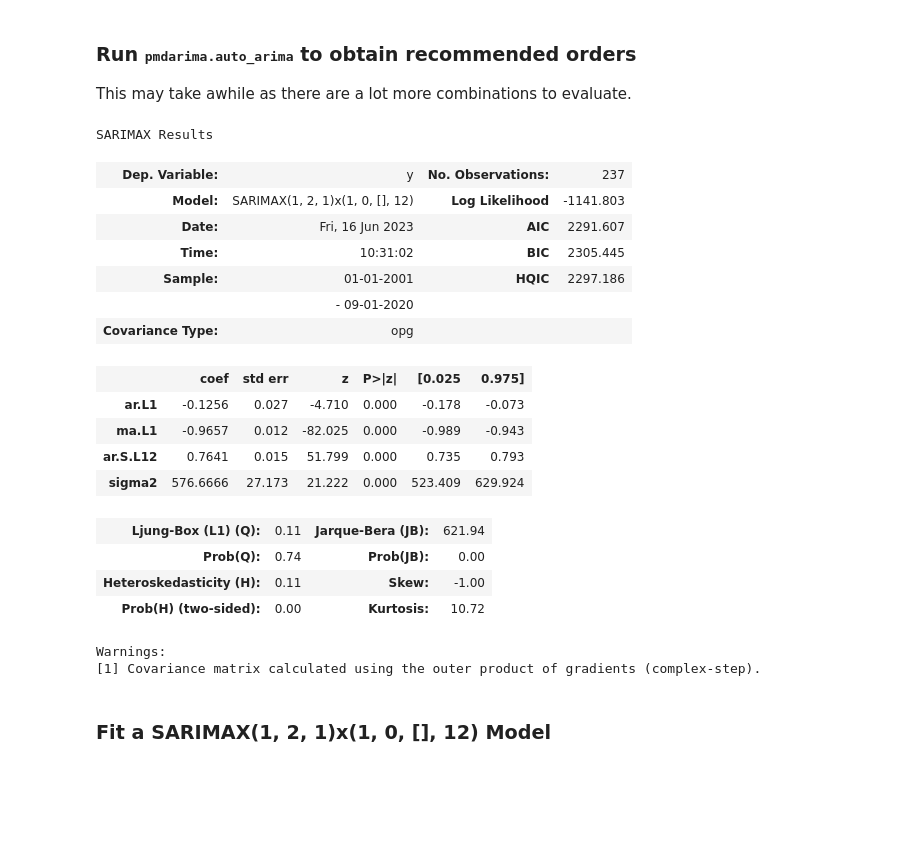
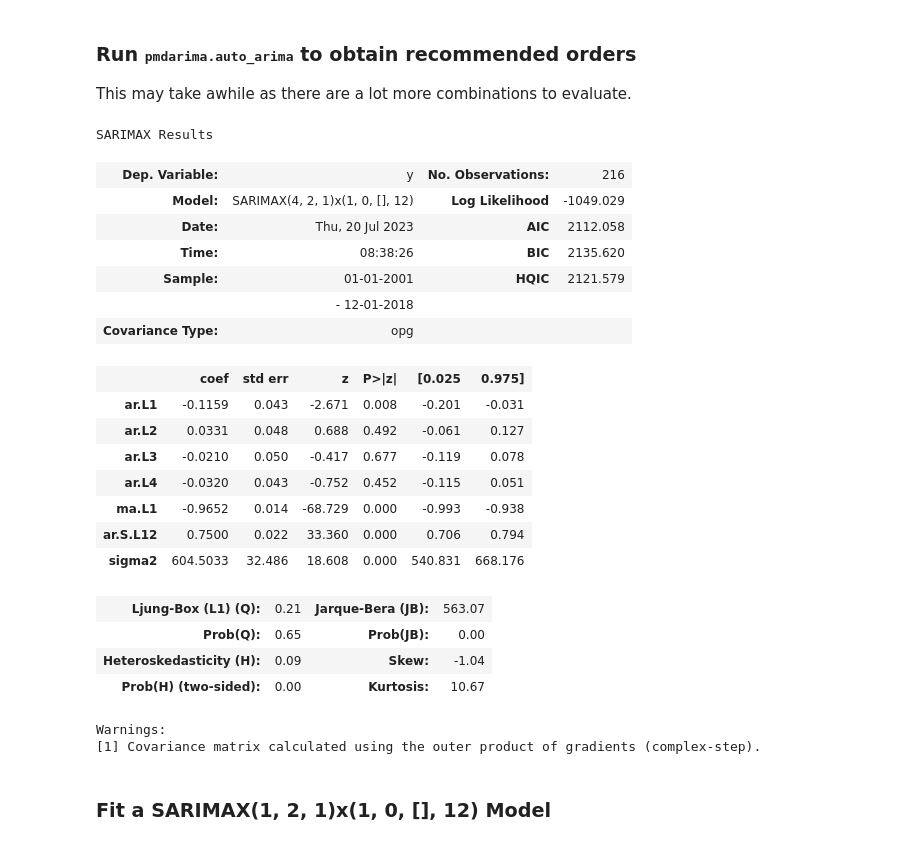
Before and after one commit to LastExile16/DataScience, a Jupyter notebook: TimeSeriesDataAnalysis/8.SARIMA_model_Japan_data.ipynb, the cells around one changed output. Drawn from its saved outputs; the diff is of its cells as text; code cells hidden in the pictures; blank space fills up the shorter version.

```diff
--- a/TimeSeriesDataAnalysis/8.SARIMA_model_Japan_data.ipynb
+++ b/TimeSeriesDataAnalysis/8.SARIMA_model_Japan_data.ipynb
@@ -130,27 +117,30 @@ result.plot();
 This may take awhile as there are a lot more combinations to evaluate.
 # %%
 # For SARIMA Orders we set seasonal=True and pass in an m value
-auto_arima(df['PopEst'],seasonal=True,m=12).summary()
-# SARIMAX(4, 2, 1)x(1, 0, [1, 2], 12)
 # SARIMAX(1, 2, 1)x(1, 0, [], 12)
+# only train data SARIMAX(4, 2, 1)x(1, 0, [], 12)
+auto_arima(train_data['PopEst'],seasonal=True,m=12).summary()
 # %% [output]
 SARIMAX Results
-| Dep. Variable: | y | No. Observations: | 237 |
-| Model: | SARIMAX(1, 2, 1)x(1, 0, [], 12) | Log Likelihood | -1141.803 |
-| Date: | Fri, 16 Jun 2023 | AIC | 2291.607 |
-| Time: | 10:31:02 | BIC | 2305.445 |
-| Sample: | 01-01-2001 | HQIC | 2297.186 |
-|  | - 09-01-2020 |  |  |
+| Dep. Variable: | y | No. Observations: | 216 |
+| Model: | SARIMAX(4, 2, 1)x(1, 0, [], 12) | Log Likelihood | -1049.029 |
+| Date: | Thu, 20 Jul 2023 | AIC | 2112.058 |
+| Time: | 08:38:26 | BIC | 2135.620 |
+| Sample: | 01-01-2001 | HQIC | 2121.579 |
+|  | - 12-01-2018 |  |  |
 | Covariance Type: | opg |  |  |
 |  | coef | std err | z | P>|z| | [0.025 | 0.975] |
-| ar.L1 | -0.1256 | 0.027 | -4.710 | 0.000 | -0.178 | -0.073 |
-| ma.L1 | -0.9657 | 0.012 | -82.025 | 0.000 | -0.989 | -0.943 |
-| ar.S.L12 | 0.7641 | 0.015 | 51.799 | 0.000 | 0.735 | 0.793 |
-| sigma2 | 576.6666 | 27.173 | 21.222 | 0.000 | 523.409 | 629.924 |
+| ar.L1 | -0.1159 | 0.043 | -2.671 | 0.008 | -0.201 | -0.031 |
+| ar.L2 | 0.0331 | 0.048 | 0.688 | 0.492 | -0.061 | 0.127 |
+| ar.L3 | -0.0210 | 0.050 | -0.417 | 0.677 | -0.119 | 0.078 |
+| ar.L4 | -0.0320 | 0.043 | -0.752 | 0.452 | -0.115 | 0.051 |
+| ma.L1 | -0.9652 | 0.014 | -68.729 | 0.000 | -0.993 | -0.938 |
+| ar.S.L12 | 0.7500 | 0.022 | 33.360 | 0.000 | 0.706 | 0.794 |
+| sigma2 | 604.5033 | 32.486 | 18.608 | 0.000 | 540.831 | 668.176 |
-| Ljung-Box (L1) (Q): | 0.11 | Jarque-Bera (JB): | 621.94 |
-| Prob(Q): | 0.74 | Prob(JB): | 0.00 |
-| Heteroskedasticity (H): | 0.11 | Skew: | -1.00 |
-| Prob(H) (two-sided): | 0.00 | Kurtosis: | 10.72 |
+| Ljung-Box (L1) (Q): | 0.21 | Jarque-Bera (JB): | 563.07 |
+| Prob(Q): | 0.65 | Prob(JB): | 0.00 |
+| Heteroskedasticity (H): | 0.09 | Skew: | -1.04 |
+| Prob(H) (two-sided): | 0.00 | Kurtosis: | 10.67 |
 Warnings:
 [1] Covariance matrix calculated using the outer product of gradients (complex-step).
 # %% [markdown]
```
Also changed, not shown: parts of 76 cells of this notebook.
